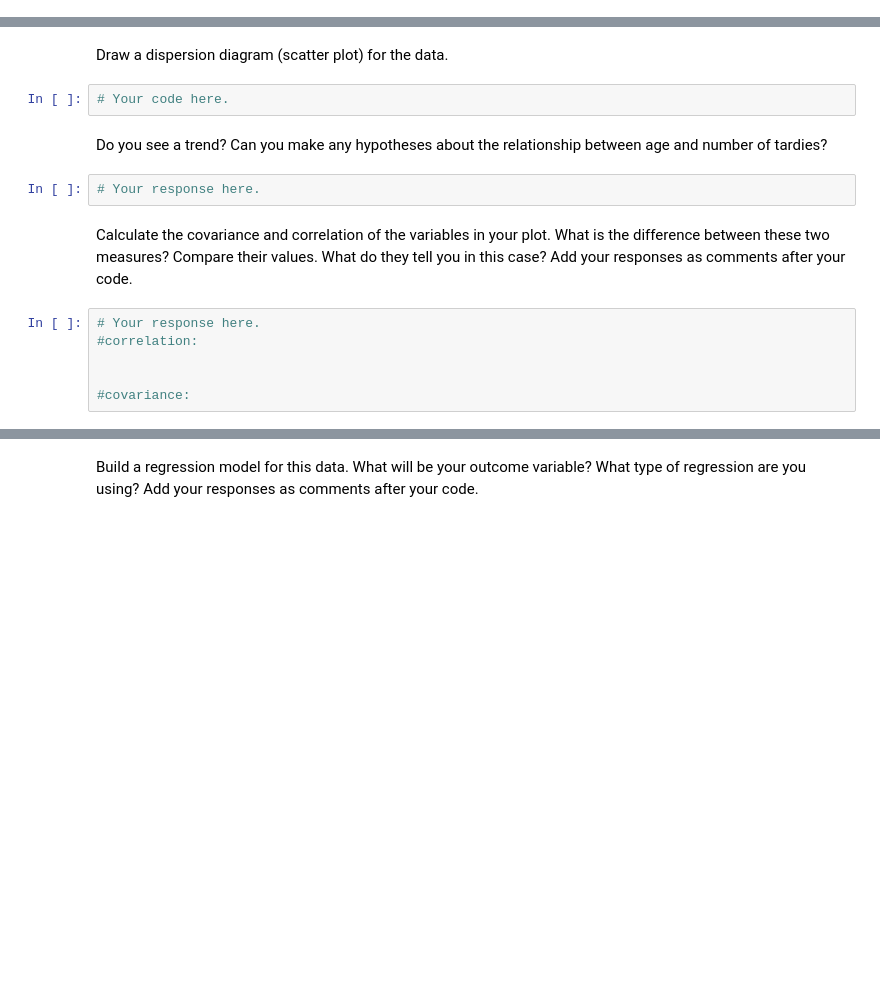
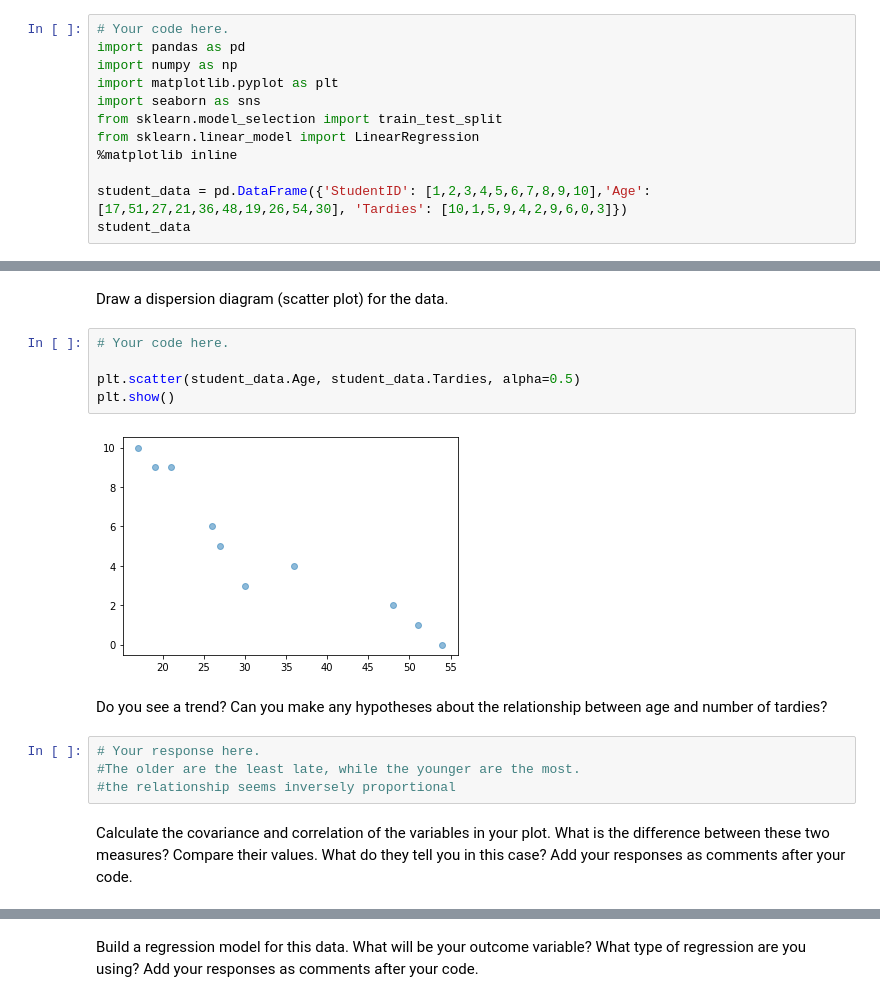
Before and after one commit to ta-data-lis/lab-regression-analysis, a Jupyter notebook: your-code/challenge1.ipynb, the cells around one changed output, grey strips where cells are left out. Cells and saved outputs as stored; diff of their text form; blank space fills up the shorter version.

```diff
--- a/your-code/challenge1.ipynb
+++ b/your-code/challenge1.ipynb
@@ -32,0 +31,12 @@ student_data = pd.DataFrame({'X': [x_values], 'Y': [y_values]})
+# %%
+# Your code here.
+import pandas as pd
+import numpy as np
+import matplotlib.pyplot as plt
+import seaborn as sns
+from sklearn.model_selection import train_test_split
+from sklearn.linear_model import LinearRegression
+%matplotlib inline
+
+student_data = pd.DataFrame({'StudentID': [1,2,3,4,5,6,7,8,9,10],'Age': [17,51,27,21,36,48,19,26,54,30], 'Tardies': [10,1,5,9,4,2,9,6,0,3]})
+student_data
@@ -33,16 +55,17 @@ student_data = pd.DataFrame({'X': [x_values], 'Y': [y_values]})
 # %% [markdown]
 Draw a dispersion diagram (scatter plot) for the data.
-# %%
-# Your code here.
+# %%
+# Your code here.
+
+plt.scatter(student_data.Age, student_data.Tardies, alpha=0.5)
+plt.show()
+# %% [output]
+[figure, added]
 # %% [markdown]
 Do you see a trend? Can you make any hypotheses about the relationship between age and number of tardies?
-# %%
-# Your response here.
+# %%
+# Your response here.
+#The older are the least late, while the younger are the most.
+#the relationship seems inversely proportional
 # %% [markdown]
 Calculate the covariance and correlation of the variables in your plot. What is the difference between these two measures? Compare their values. What do they tell you in this case? Add your responses as comments after your code.
-# %%
-# Your response here.
-#correlation:
-
-
-#covariance:
```
Also changed, not shown: parts of 30 cells of this notebook.
